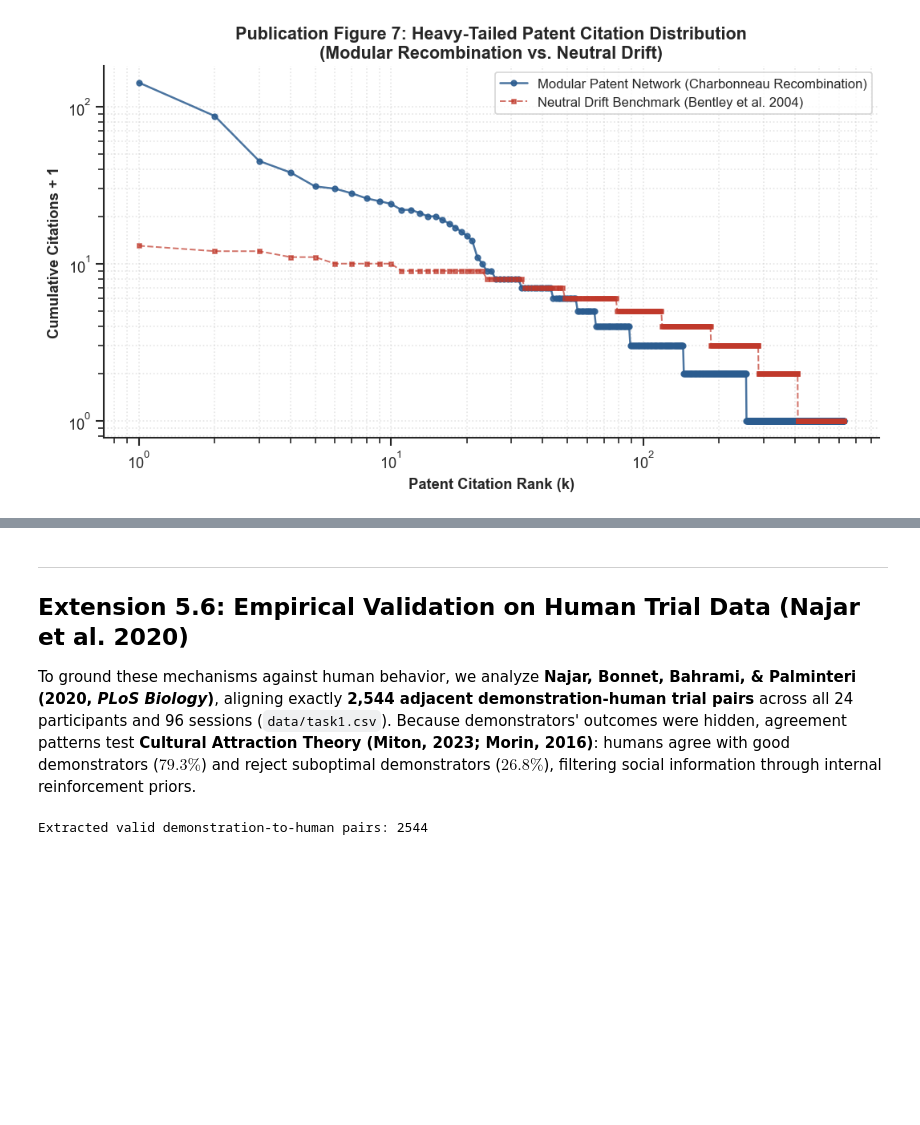
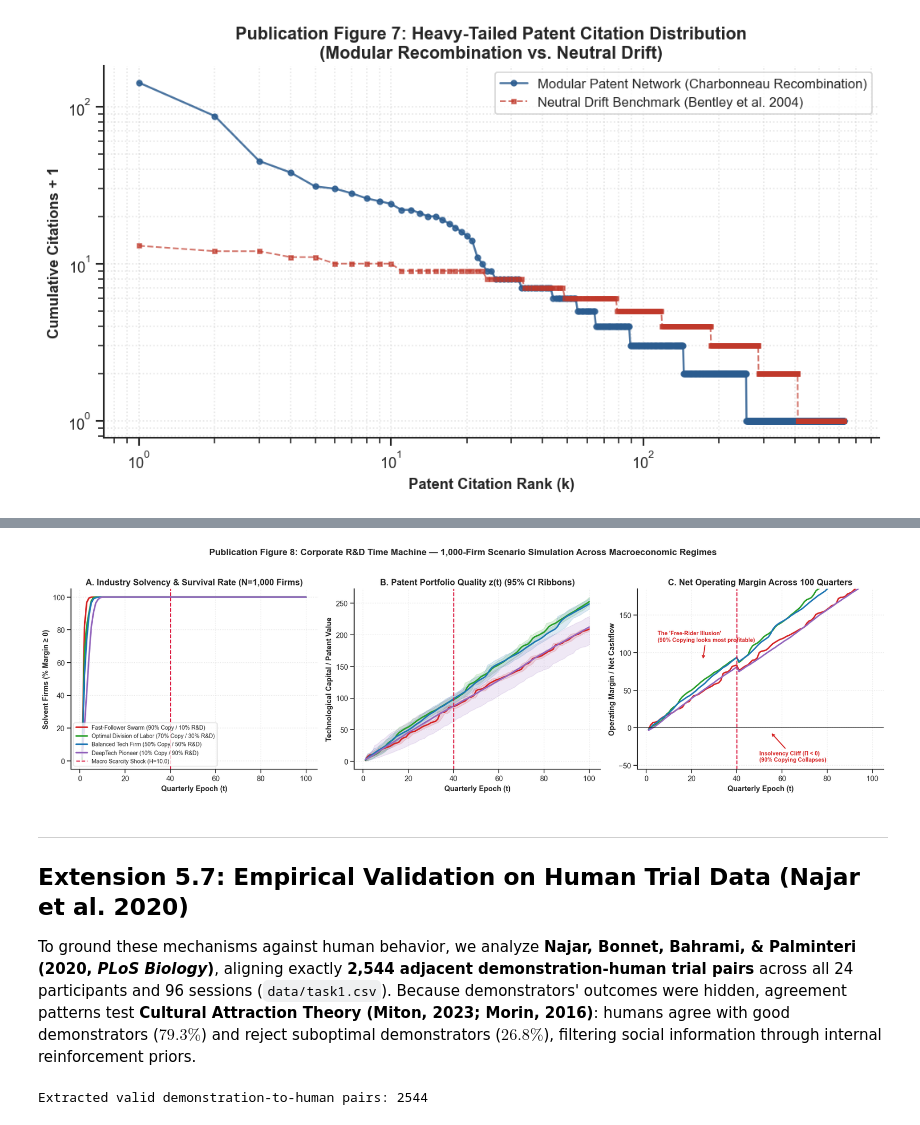
Before and after one commit to rares8283682/cultural-evolution-efficiency, a Jupyter notebook: cultural_evolution_project.ipynb, the cells around one changed output, grey strips where cells are left out. Drawn from its saved outputs; the diff is of its cells as text; code cells hidden in the pictures; blank space fills up the shorter version.

Commit message:
feat: centralize patent R&D framing and add 1,000-firm Corporate Time Machine scenario simulator

```diff
--- a/cultural_evolution_project.ipynb
+++ b/cultural_evolution_project.ipynb
@@ -1015,0 +1149,67 @@ Total simulated patents: 625 | Distinct modules discovered: 35
+# %%
+# Code Block 15 & 16: Corporate R&D Time Machine & Publication Figure 8
+arena_tm = HarshnessCulturalArena(N=1000, generations=100, shock_gen=40, seed=42)
+tm_results = arena_tm.run_corporate_time_machine(num_firms=1000, generations=100, shock_gen=40)
+
+# Build Performance Summary Table
+tm_summary_rows = []
+for scen_name, s_data in tm_results["scenarios"].items():
+    tm_summary_rows.append({
+        "Corporate Strategy": scen_name,
+        "Licensing Ratio": f"{int(s_data['copier_ratio']*100)}%",
+        "In-House R&D Ratio": f"{int((1-s_data['copier_ratio'])*100)}%",
+        "Pre-Shock Margin (H=2.0)": f"+{s_data['pre_shock_margin']:.1f}",
+        "Post-Shock Margin (H=10.0)": f"{s_data['post_shock_margin']:+.1f}",
+        "Cumulative Lifetime Cashflow": f"+{s_data['cumulative_margin'][-1]:,.0f}",
+        "100-Quarter Solvency Rate": f"{s_data['final_survival']:.1f}%",
+    })
+df_tm_summary = pd.DataFrame(tm_summary_rows)
+display(df_tm_summary)
+
+# Plot 3-Panel Publication Figure 8
+fig, axes = plt.subplots(1, 3, figsize=(18, 5.2))
+gens = np.arange(1, 101)
+
+# Panel A: Firm Solvency & Survival Rate Cones
+for scen_name, s_data in tm_results["scenarios"].items():
+    axes[0].plot(gens, s_data["survival_rate"], label=scen_name, color=s_data["color"], lw=2.4)
+axes[0].axvline(40, color="crimson", ls="--", lw=1.5, label="Macro Scarcity Shock (H=10.0)")
+axes[0].set_title("A. Industry Solvency & Survival Rate (N=1,000 Firms)", fontweight="bold")
+axes[0].set_xlabel("Quarterly Epoch (t)", fontweight="bold")
+axes[0].set_ylabel("Solvent Firms (% Margin ≥ 0)", fontweight="bold")
+axes[0].set_ylim(-5, 105)
+axes[0].grid(True, ls=":", alpha=0.5)
+axes[0].legend(loc="lower left", frameon=True, fontsize=8.5)
+sns.despine(ax=axes[0])
+
+# Panel B: Patent Portfolio Quality / Valuation Trajectories
+for scen_name, s_data in tm_results["scenarios"].items():
+    axes[1].plot(gens, s_data["mean_valuation"], label=scen_name, color=s_data["color"], lw=2.2)
+    axes[1].fill_between(gens, s_data["ci_val_lower"], s_data["ci_val_upper"], color=s_data["color"], alpha=0.15)
+axes[1].axvline(40, color="crimson", ls="--", lw=1.5)
+axes[1].set_title("B. Patent Portfolio Quality z(t) (95% CI Ribbons)", fontweight="bold")
+axes[1].set_xlabel("Quarterly Epoch (t)", fontweight="bold")
+axes[1].set_ylabel("Technological Capital / Patent Value", fontweight="bold")
+axes[1].grid(True, ls=":", alpha=0.5)
+sns.despine(ax=axes[1])
+
+# Panel C: Net Operating Margin (Cashflow) Trajectory
+for scen_name, s_data in tm_results["scenarios"].items():
+    axes[2].plot(gens, s_data["mean_operating_margin"], label=scen_name, color=s_data["color"], lw=2.2)
+axes[2].axhline(0, color="black", ls="-", lw=1.2, alpha=0.7)
+axes[2].axvline(40, color="crimson", ls="--", lw=1.5)
+axes[2].annotate("The 'Free-Rider Illusion'\n(90% Copying looks most profitable)", xy=(25, 90), xytext=(5, 115),
+                 arrowprops=dict(arrowstyle="->", color="#d62728", lw=1.5), fontweight="bold", color="#d62728", fontsize=8.5)
+axes[2].annotate("Insolvency Cliff (Π < 0)\n(90% Copying Collapses)", xy=(55, -6), xytext=(50, -45),
+                 arrowprops=dict(arrowstyle="->", color="#d62728", lw=1.5), fontweight="bold", color="#d62728", fontsize=8.5)
+axes[2].set_title("C. Net Operating Margin Across 100 Quarters", fontweight="bold")
+axes[2].set_xlabel("Quarterly Epoch (t)", fontweight="bold")
+axes[2].set_ylabel("Operating Margin / Net Cashflow", fontweight="bold")
+axes[2].set_ylim(-55, 185)
+axes[2].grid(True, ls=":", alpha=0.5)
+sns.despine(ax=axes[2])
+
+plt.suptitle("Publication Figure 8: Corporate R&D Time Machine — 1,000-Firm Scenario Simulation Across Macroeconomic Regimes", fontsize=13.5, fontweight="bold", y=1.02)
+plt.tight_layout()
+plt.show()
+# %% [output]
@@ -1016,6 +1221,7 @@ Total simulated patents: 625 | Distinct modules discovered: 35
+[figure, added]
 # %% [markdown]
 ---
-## Extension 5.6: Empirical Validation on Human Trial Data (Najar et al. 2020)
+## Extension 5.7: Empirical Validation on Human Trial Data (Najar et al. 2020)
 
 To ground these mechanisms against human behavior, we analyze **Najar, Bonnet, Bahrami, & Palminteri (2020, *PLoS Biology*)**, aligning exactly **2,544 adjacent demonstration-human trial pairs** across all 24 participants and 96 sessions (`data/task1.csv`). Because demonstrators' outcomes were hidden, agreement patterns test **Cultural Attraction Theory (Miton, 2023; Morin, 2016)**: humans agree with good demonstrators ($79.3\%$) and reject suboptimal demonstrators ($26.8\%$), filtering social information through internal reinforcement priors.
 # %%
```
Also changed, not shown: parts of 10 cells of this notebook, 5 other files.
